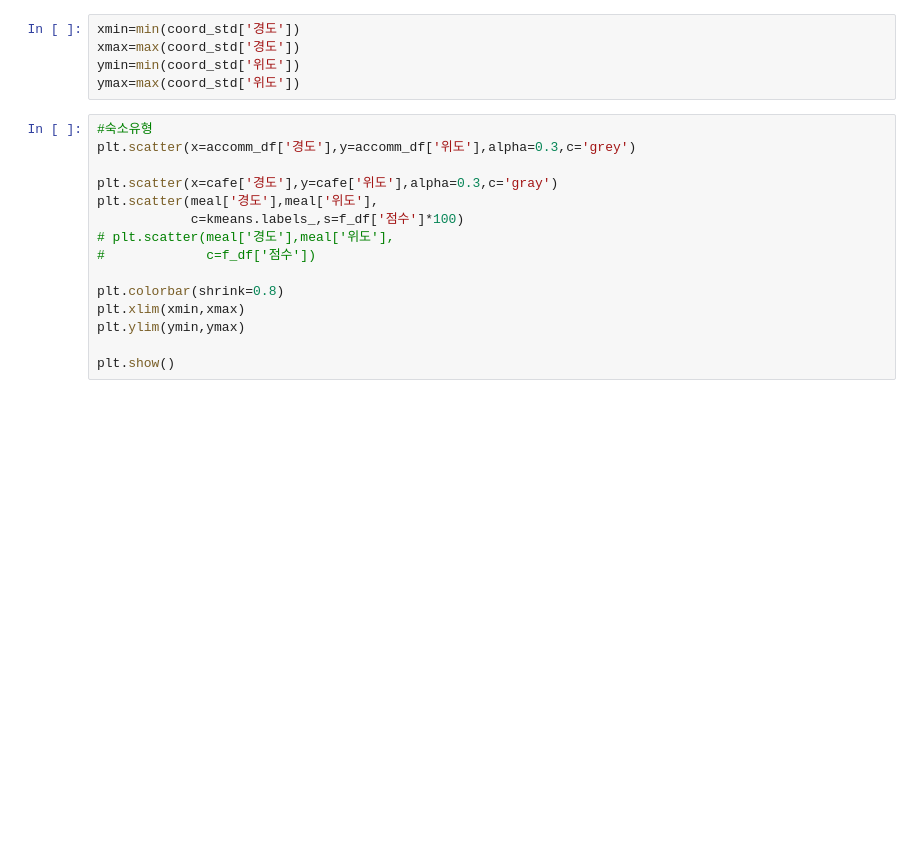
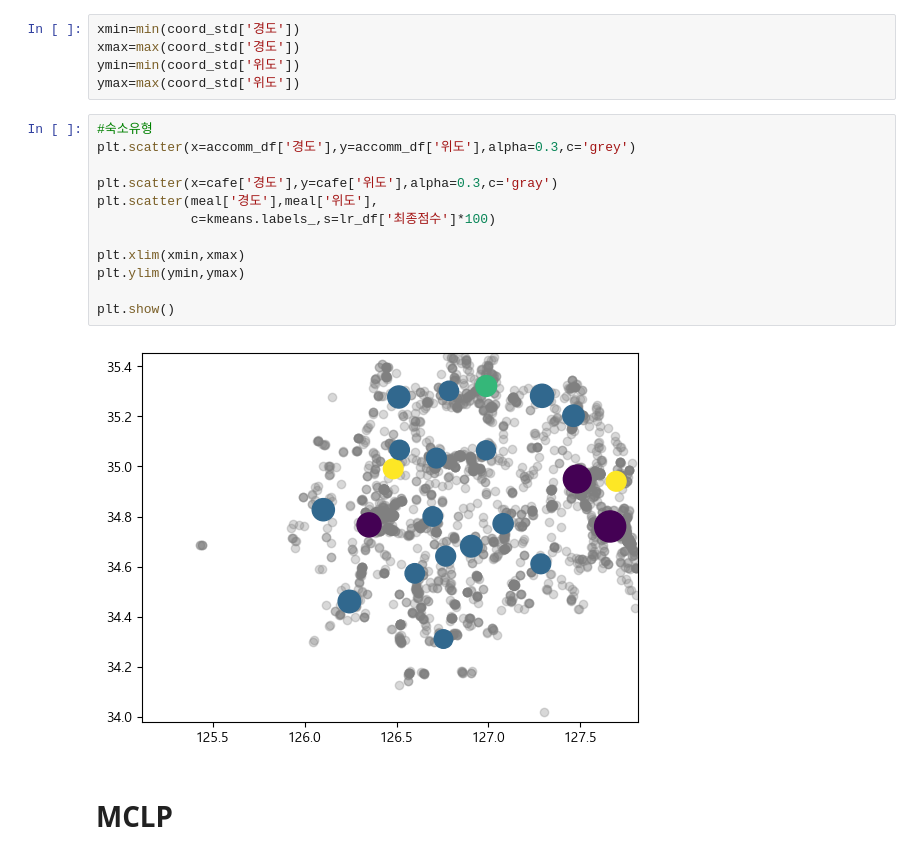
Before and after one commit to sheershay/ise-sr-project, a Jupyter notebook: clustering/clustering.ipynb, the cells around one changed output. Saved outputs shown, nothing was run; the diff lists cells and outputs as text; blank space fills up the shorter version.

```diff
--- a/clustering/clustering.ipynb
+++ b/clustering/clustering.ipynb
@@ -502,15 +511,16 @@ ymax=max(coord_std['위도'])
 # %%
 #숙소유형
 plt.scatter(x=accomm_df['경도'],y=accomm_df['위도'],alpha=0.3,c='grey')
 
 plt.scatter(x=cafe['경도'],y=cafe['위도'],alpha=0.3,c='gray')
 plt.scatter(meal['경도'],meal['위도'],
-            c=kmeans.labels_,s=f_df['점수']*100)
-# plt.scatter(meal['경도'],meal['위도'],
-#             c=f_df['점수'])
+            c=kmeans.labels_,s=lr_df['최종점수']*100)
 
-plt.colorbar(shrink=0.8)
 plt.xlim(xmin,xmax)
 plt.ylim(ymin,ymax)
 
 plt.show()
+# %% [output]
+[figure, added]
+# %% [markdown]
+# MCLP
```
Also changed, not shown: parts of 4 cells of this notebook.
